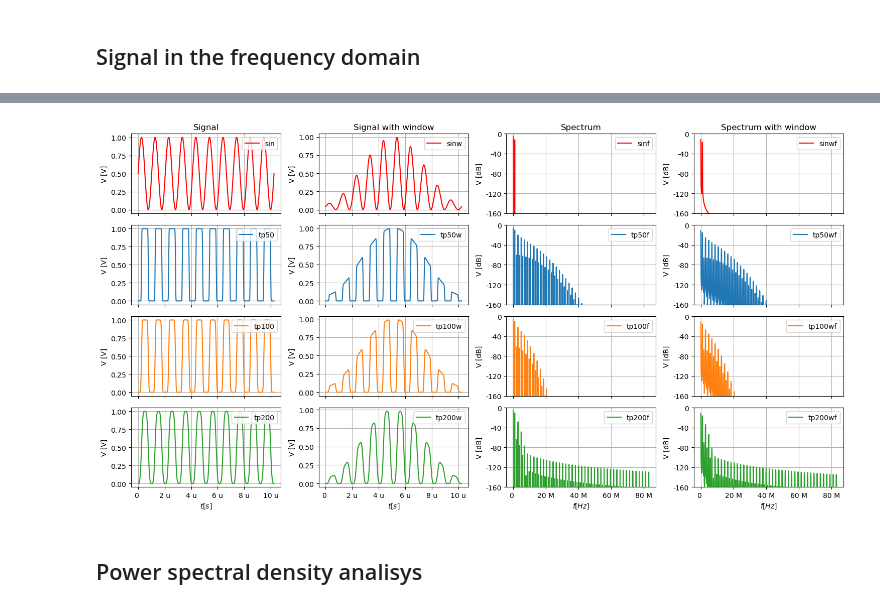
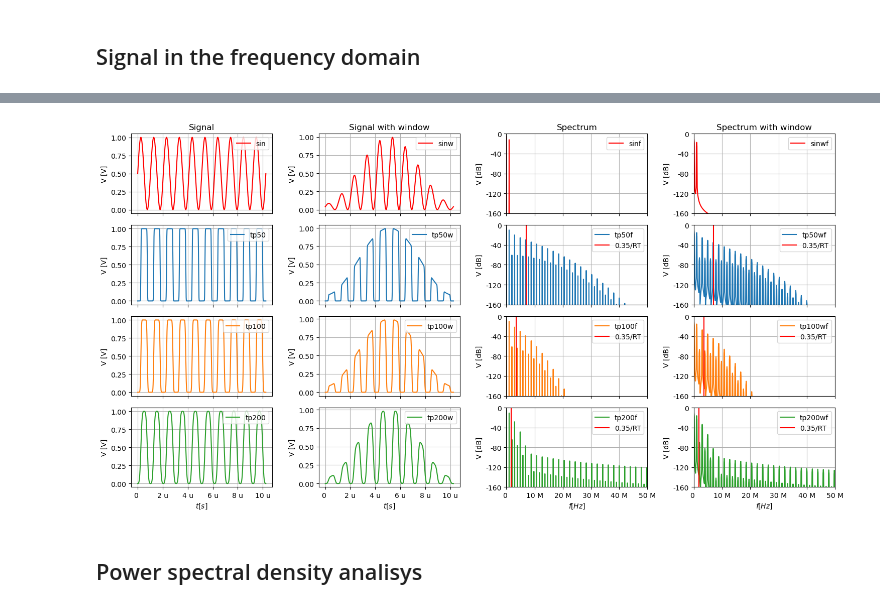
Before and after one commit to krgouveia/pulse_analysis, a Jupyter notebook: pulse analysis.ipynb, the cells around one changed output, grey strips where cells are left out. Cells and saved outputs as stored; diff of their text form; code cells hidden in the pictures.

Commit message:
adding the 0.35/RT in the plots

```diff
--- a/pulse analysis.ipynb
+++ b/pulse analysis.ipynb
@@ -348,9 +356,9 @@ NT, t, tp200 = train_pulses(N, 200, i)
 xf = fftfreq(NT, d = 10**(-9))
 
 # applying the fft in the signals
-tp50f = np.abs(fft(tp50, norm = 'forward'))
-tp100f = np.abs(fft(tp100, norm = 'forward'))
-tp200f = np.abs(fft(tp200, norm = 'forward'))
+tp50f = fft(tp50, norm = 'forward')
+tp100f = fft(tp100, norm = 'forward')
+tp200f = fft(tp200, norm = 'forward')
 
 # using a window function to compare the results
 w = windows.hamming(NT)
@@ -361,9 +369,9 @@ tp100w = tp100*w
 tp200w = tp200*w
 
 # applying the fft in the "windowed" signal
-tp50wf = np.abs(fft(tp50w, norm = 'forward'))
-tp100wf = np.abs(fft(tp100w, norm = 'forward'))
-tp200wf = np.abs(fft(tp200w, norm = 'forward'))
+tp50wf = fft(tp50w, norm = 'forward')
+tp100wf = fft(tp100w, norm = 'forward')
+tp200wf = fft(tp200w, norm = 'forward')
 
 ### sanity check
 # creating a known signal to be sure no "distortion" is present in the fft
@@ -388,16 +396,24 @@ axs[0,3].semilogy(xf[0:NT//zoom], sfw[0:NT//zoom], '-r', label = 'sinwf')
 
 axs[1,0].plot(t, tp50, label = 'tp50', color = 'tab:blue')
 axs[1,1].plot(t, tp50w, label = 'tp50w', color = 'tab:blue')
-axs[1,2].semilogy(xf[0:NT//zoom], tp50f[0:NT//zoom], label = 'tp50f', color = 'tab:blue') # [:N//2] -> plotting just the 1st half of the fft which represents the positive values
-axs[1,3].semilogy(xf[0:NT//zoom], tp50wf[0:NT//zoom], label = 'tp50wf', color = 'tab:blue')
+axs[1,2].semilogy(xf[0:NT//zoom], np.abs(tp50f)[0:NT//zoom], label = 'tp50f', color = 'tab:blue') # [:N//2] -> plotting just the 1st half of the fft which represents the positive values
+axs[1,3].semilogy(xf[0:NT//zoom], np.abs(tp50wf)[0:NT//zoom], label = 'tp50wf', color = 'tab:blue')
 axs[2,0].plot(t, tp100, label = 'tp100', color = 'tab:orange')
 axs[2,1].plot(t, tp100w, label = 'tp100w', color = 'tab:orange')
-axs[2,2].semilogy(xf[0:NT//zoom], tp100f[0:NT//zoom], label = 'tp100f', color = 'tab:orange')
-axs[2,3].semilogy(xf[0:NT//zoom], tp100wf[0:NT//zoom], label = 'tp100wf', color = 'tab:orange')
+axs[2,2].semilogy(xf[0:NT//zoom], np.abs(tp100f)[0:NT//zoom], label = 'tp100f', color = 'tab:orange')
+axs[2,3].semilogy(xf[0:NT//zoom], np.abs(tp100wf)[0:NT//zoom], label = 'tp100wf', color = 'tab:orange')
 axs[3,0].plot(t, tp200, label = 'tp200', color = 'tab:green')
 axs[3,1].plot(t, tp200w, label = 'tp200w', color = 'tab:green')
-axs[3,2].semilogy(xf[0:NT//zoom], tp200f[0:NT//zoom], label = 'tp200f', color = 'tab:green')
-axs[3,3].semilogy(xf[0:NT//zoom], tp200wf[0:NT//zoom], label = 'tp200wf', color = 'tab:green')
+axs[3,2].semilogy(xf[0:NT//zoom], np.abs(tp200f)[0:NT//zoom], label = 'tp200f', color = 'tab:green')
+axs[3,3].semilogy(xf[0:NT//zoom], np.abs(tp200wf)[0:NT//zoom], label = 'tp200wf', color = 'tab:green')
+
+#adding the 0.35/RT bandwidth as a vertical red line in the plots
+axs[1,2].axvline(7 *10**6, 0, 1, color = 'red', label = '0.35/RT')
+axs[1,3].axvline(7 *10**6, 0, 1, color = 'red', label = '0.35/RT')
+axs[2,2].axvline(3.5 *10**6, 0, 1, color = 'red', label = '0.35/RT')
+axs[2,3].axvline(3.5 *10**6, 0, 1, color = 'red', label = '0.35/RT')
+axs[3,2].axvline(1.75 *10**6, 0, 1, color = 'red', label = '0.35/RT')
+axs[3,3].axvline(1.75 *10**6, 0, 1, color = 'red', label = '0.35/RT')
 
 axs[3,0].set_xlabel('$t [s]$')
 axs[3,1].set_xlabel('$t [s]$')
@@ -458,6 +474,9 @@ axs[3,1].grid(True)
 axs[3,2].grid(True)
 axs[3,3].grid(True)
 
+axs[3,2].set_xlim([0, 50 *10**6])
+axs[3,3].set_xlim([0, 50 *10**6])
+
 axs[0,2].set_ylim([10**-8, 1])
 axs[0,3].set_ylim([10**-8, 1])
 axs[1,2].set_ylim([10**-8, 1])
@@ -481,31 +500,31 @@ axs[1,3].yaxis.set_major_formatter(FuncFormatter(format_y_ticks))
 axs[2,2].yaxis.set_major_formatter(FuncFormatter(format_y_ticks))
 axs[2,3].yaxis.set_major_formatter(FuncFormatter(format_y_ticks))
 axs[3,2].yaxis.set_major_formatter(FuncFormatter(format_y_ticks))
 axs[3,3].yaxis.set_major_formatter(FuncFormatter(format_y_ticks))
 #####
 ##### Define the formatter function for x-axis ticks
 #Courtesy of ChatGPT
 from matplotlib.ticker import FuncFormatter
 def format_x_ticks(value, _):
     prefixes = ['p', 'n', 'u', 'm', '', 'k', 'M', 'G', 'T']  # Add more prefixes if needed
     if value == 0:
         prefix_index = 4
     else:
         prefix_index = int(np.floor(np.log10(abs(value)) / 3)) + 4
     prefix = prefixes[prefix_index]
     scaled_value = value / 10**((prefix_index - 4) * 3)
     return f'{scaled_value:g} {prefix}'
 # Apply the formatter to x-axis ticks
 axs[3,0].xaxis.set_major_formatter(FuncFormatter(format_x_ticks))
 axs[3,1].xaxis.set_major_formatter(FuncFormatter(format_x_ticks))
 axs[3,2].xaxis.set_major_formatter(FuncFormatter(format_x_ticks))
 axs[3,3].xaxis.set_major_formatter(FuncFormatter(format_x_ticks))
 #####
 
 fig.set_figheight(8)
 fig.set_figwidth(15)
 fig.tight_layout()
 
 plt.show()
 # %% [output]
-[figure, old version]
+[figure, new version]
```
Also changed, not shown: parts of 11 cells of this notebook.
